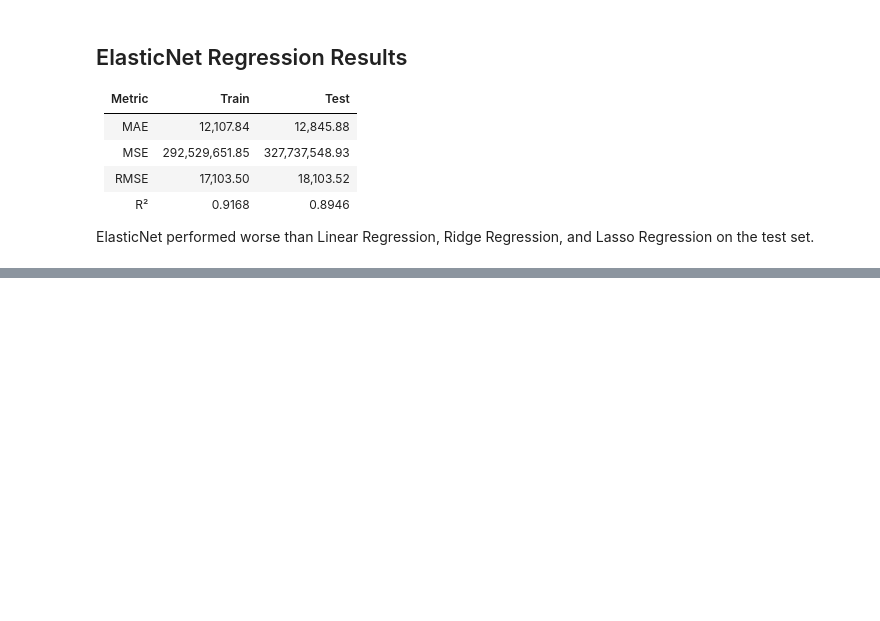
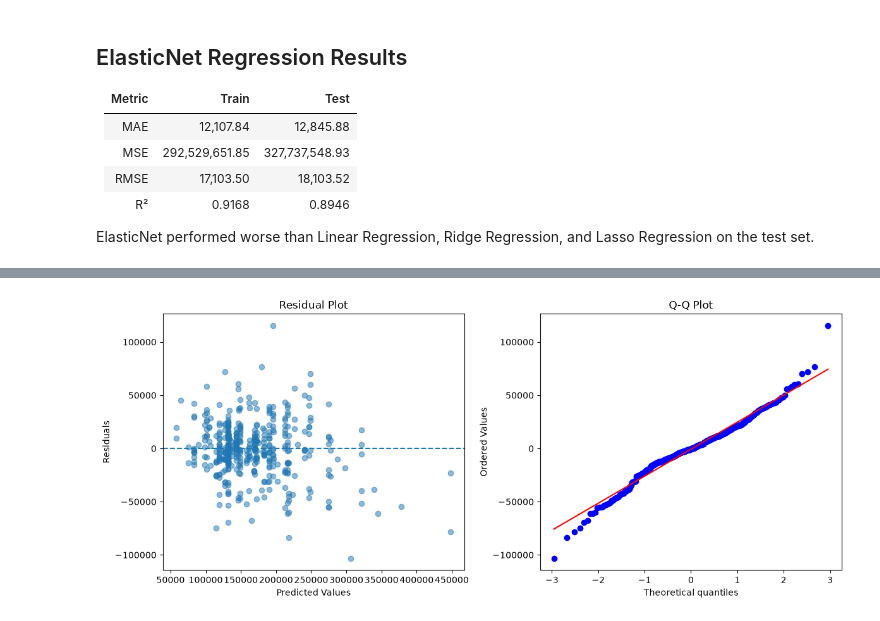
Before and after one commit to Mohamadzf23/ames-housing-price-prediction, a Jupyter notebook: src/ames_housing_price_prediction.ipynb, the cells around one changed output, grey strips where cells are left out. Saved outputs shown, nothing was run; the diff lists cells and outputs as text; code cells hidden in the pictures; blank space fills up the shorter version.

Commit message:
Train and evaluate Decision Tree Regressor

```diff
--- a/src/ames_housing_price_prediction.ipynb
+++ b/src/ames_housing_price_prediction.ipynb
@@ -2943,3 +2943,7 @@ plot_actual_vs_predicted(en, X_test_scaled, y_test)
 | R²     |         0.9168 |         0.8946 |
 
 ElasticNet performed worse than Linear Regression, Ridge Regression, and Lasso Regression on the test set.
+# %%
+tree = DecisionTreeRegressor(max_depth=7, min_samples_split=2)
+
+tree.fit(X_train_scaled, y_train)
@@ -2945,0 +2976,4 @@ ElasticNet performed worse than Linear Regression, Ridge Regression, and Lasso R
+# %%
+plot_residuals_qq(tree, X_test_scaled, y_test)
+# %% [output]
+[figure, added]
```
Also changed, not shown: parts of 5 cells of this notebook.
